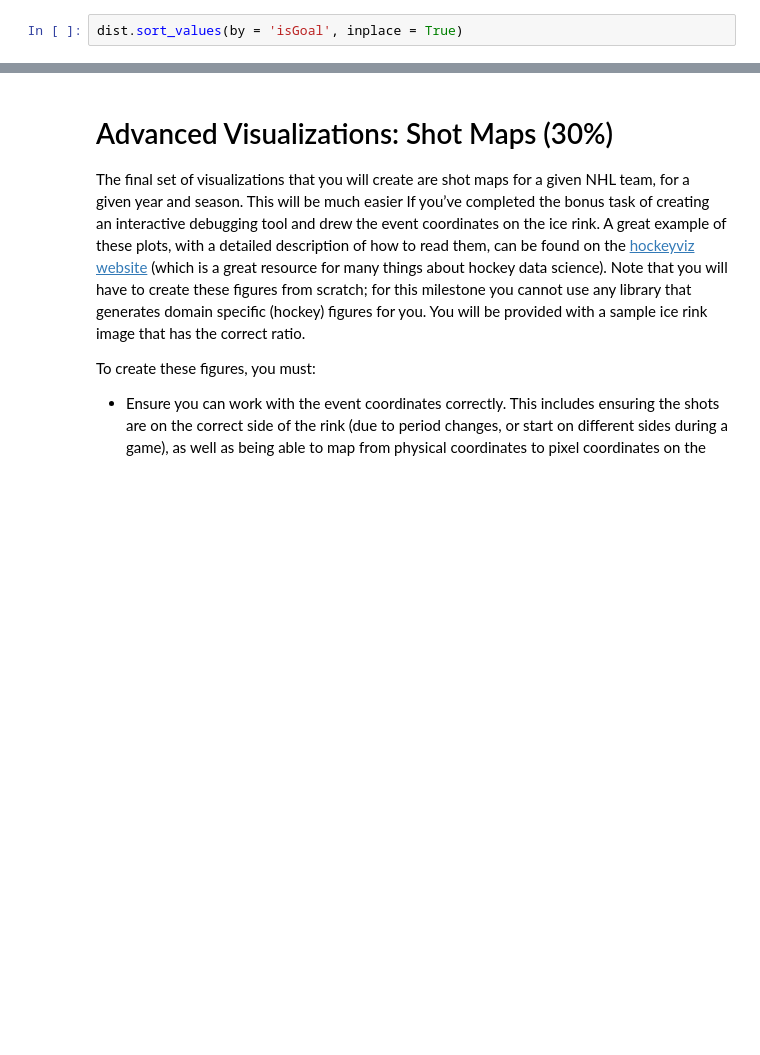
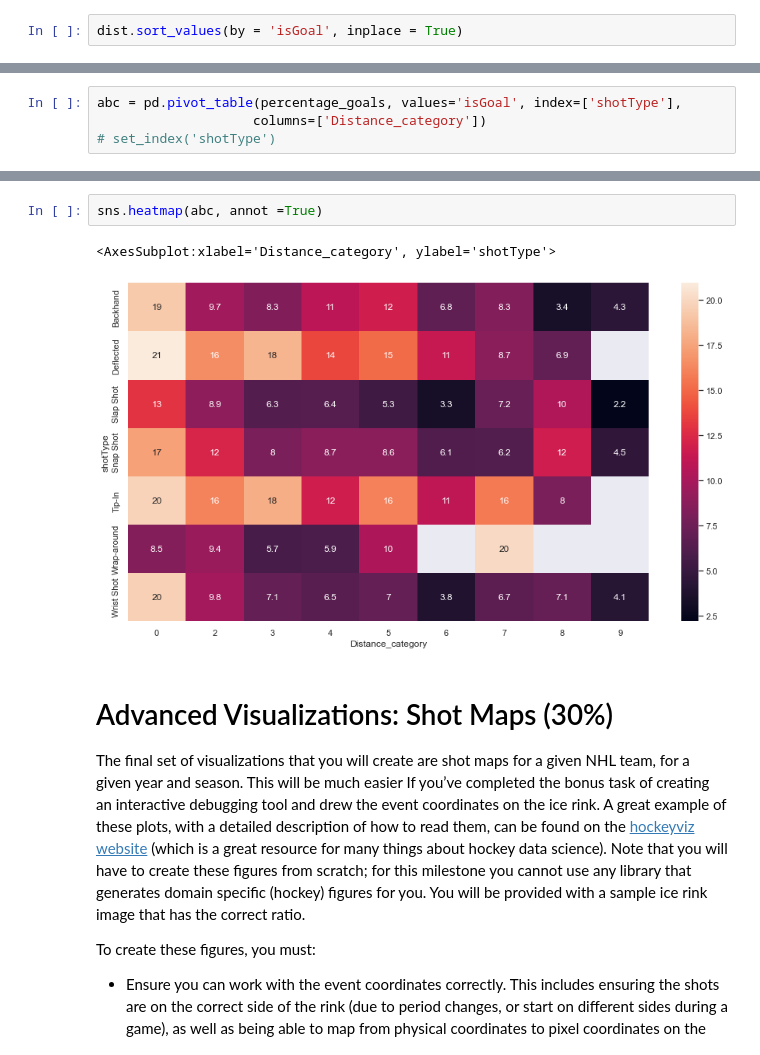
Before and after one commit to Jawing/ift6758-project-template-main, a Jupyter notebook: milestone1-Abhay.ipynb, the cells around one changed output, grey strips where cells are left out. Cells and saved outputs as stored; diff of their text form; blank space fills up the shorter version.

```diff
--- a/milestone1-Abhay.ipynb
+++ b/milestone1-Abhay.ipynb
@@ -948,0 +1008,4 @@ eee  0.934890  1.769551  0.734464  1.395880
+# %%
+abc = pd.pivot_table(percentage_goals, values='isGoal', index=['shotType'],
+                    columns=['Distance_category'])
+# set_index('shotType')
@@ -949,3 +1022,8 @@ eee  0.934890  1.769551  0.734464  1.395880
+# %%
+sns.heatmap(abc, annot =True)
+# %% [output]
+<AxesSubplot:xlabel='Distance_category', ylabel='shotType'>
+[figure, added]
 # %% [markdown]
 # Advanced Visualizations: Shot Maps (30%)
 
```
Also changed, not shown: parts of 15 cells of this notebook.
